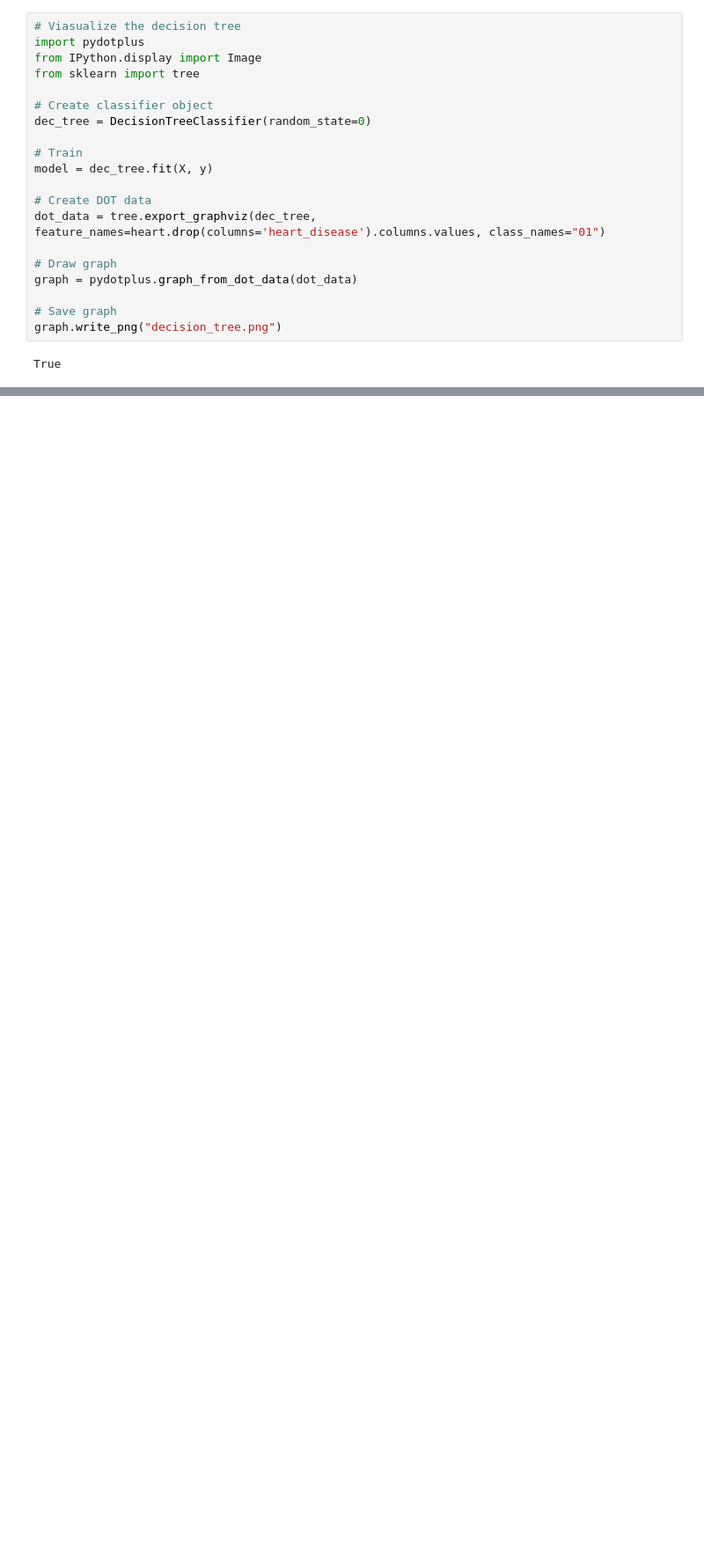
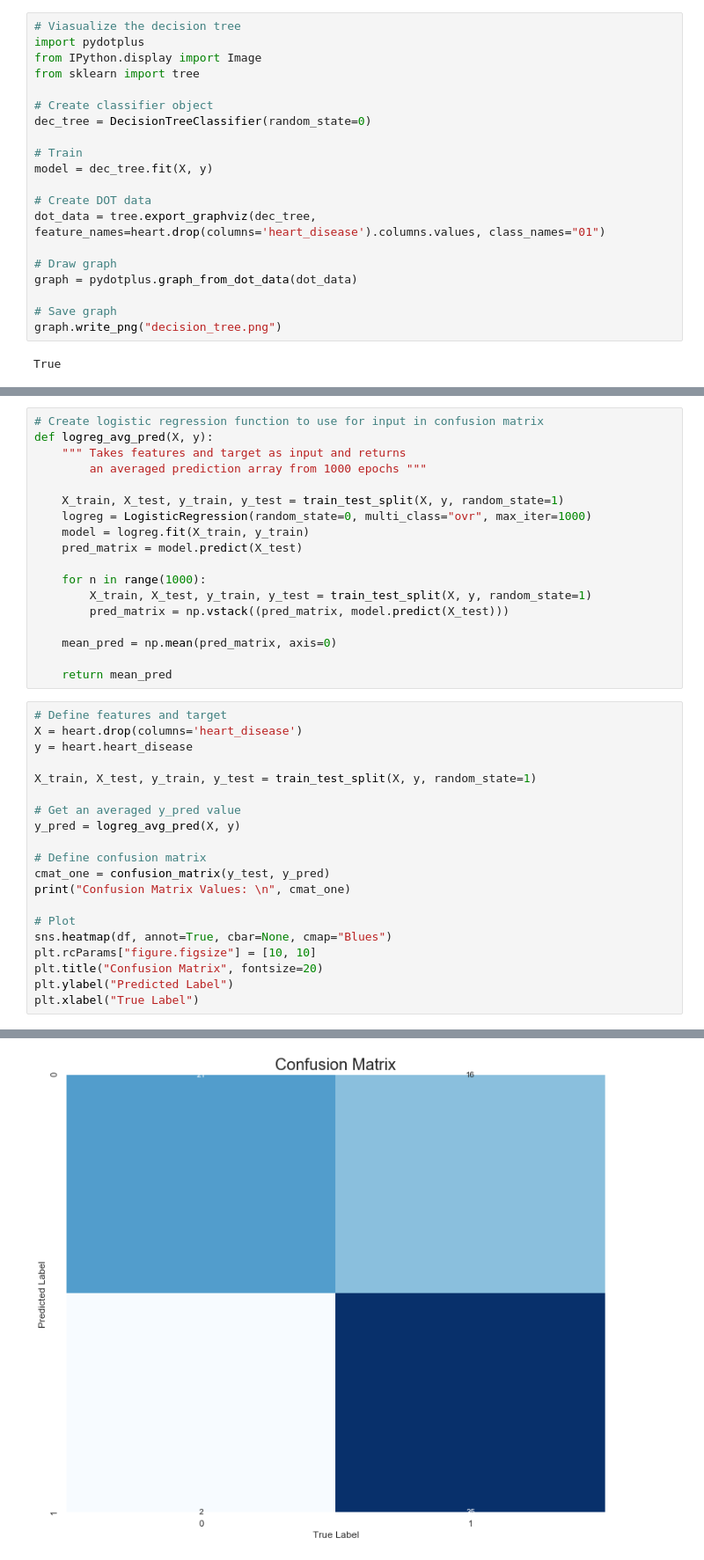
Before and after one commit to ljsauer/LaunchCode, a Jupyter notebook: Final Project - EDA + Modeling/Heart Disease Dataset EDA + Modeling.ipynb, the cells around one changed output, grey strips where cells are left out. Shown at 88% size. Drawn from its saved outputs; the diff is of its cells as text; blank space fills up the shorter version.

```diff
--- a/Final Project - EDA + Modeling/Heart Disease Dataset EDA + Modeling.ipynb
+++ b/Final Project - EDA + Modeling/Heart Disease Dataset EDA + Modeling.ipynb
@@ -427,0 +473,39 @@ True
+# %%
+# Create logistic regression function to use for input in confusion matrix
+def logreg_avg_pred(X, y):
+    """ Takes features and target as input and returns
+        an averaged prediction array from 1000 epochs """
+
+    X_train, X_test, y_train, y_test = train_test_split(X, y, random_state=1)
+    logreg = LogisticRegression(random_state=0, multi_class="ovr", max_iter=1000)
+    model = logreg.fit(X_train, y_train)
+    pred_matrix = model.predict(X_test)
+
+    for n in range(1000):
+        X_train, X_test, y_train, y_test = train_test_split(X, y, random_state=1)
+        pred_matrix = np.vstack((pred_matrix, model.predict(X_test)))
+
+    mean_pred = np.mean(pred_matrix, axis=0)
+
+    return mean_pred
+# %%
+# Define features and target
+X = heart.drop(columns='heart_disease')
+y = heart.heart_disease
+
+X_train, X_test, y_train, y_test = train_test_split(X, y, random_state=1)
+
+# Get an averaged y_pred value
+y_pred = logreg_avg_pred(X, y)
+
+# Define confusion matrix
+cmat_one = confusion_matrix(y_test, y_pred)
+print("Confusion Matrix Values: \n", cmat_one)
+
+# Plot
+sns.heatmap(df, annot=True, cbar=None, cmap="Blues")
+plt.rcParams["figure.figsize"] = [10, 10]
+plt.title("Confusion Matrix", fontsize=20)
+plt.ylabel("Predicted Label")
+plt.xlabel("True Label")
+# %% [output]
@@ -427,0 +516 @@ True
+[figure, added]
```
Also changed, not shown: parts of 34 cells of this notebook, 3 other files.
